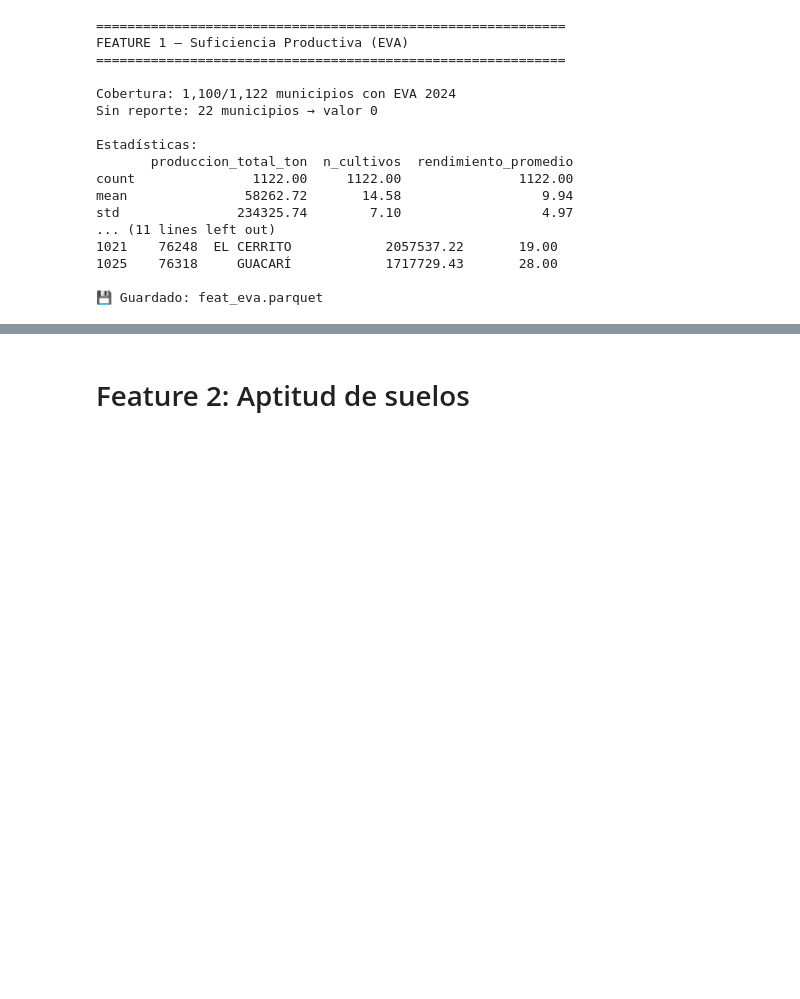
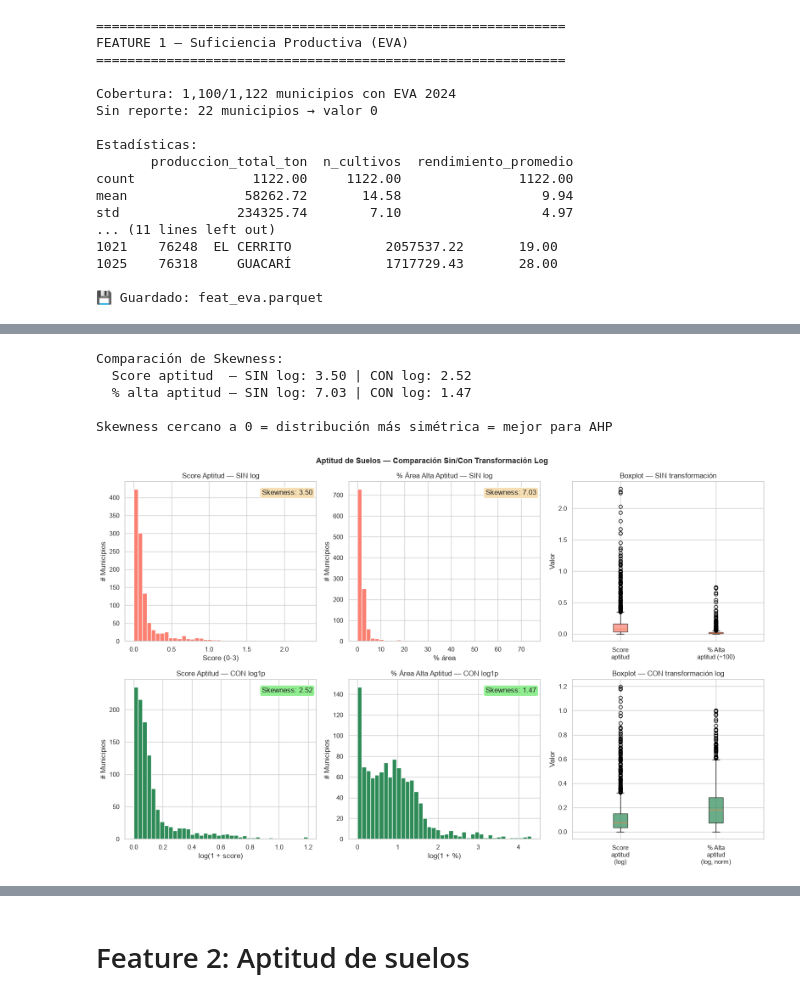
Before and after one commit to judazag/IRA-Municipal, a Jupyter notebook: notebooks/03_analisis_descriptivo.ipynb, the cells around one changed output, grey strips where cells are left out. Saved outputs shown, nothing was run; the diff lists cells and outputs as text; code cells hidden in the pictures; blank space fills up the shorter version.

```diff
--- a/notebooks/03_analisis_descriptivo.ipynb
+++ b/notebooks/03_analisis_descriptivo.ipynb
@@ -167,0 +159,80 @@ NameError: name 'feat_eva' is not defined
+# %%
+feat_apt = pd.read_parquet('../data/03_primary/feat_aptitud.parquet')
+import numpy as np
+
+fig, axes = plt.subplots(2, 3, figsize=(16, 10))
+fig.suptitle('Aptitud de Suelos — Comparación Sin/Con Transformación Log',
+             fontsize=13, fontweight='bold')
+
+# ─── Fila 1: SIN transformación ───────────────────────────────────────────────
+axes[0,0].hist(feat_apt['score_aptitud_promedio'], bins=40,
+               color='salmon', edgecolor='white')
+axes[0,0].set_title('Score Aptitud — SIN log')
+axes[0,0].set_xlabel('Score (0-3)')
+axes[0,0].set_ylabel('# Municipios')
+axes[0,0].text(0.98, 0.95, f'Skewness: {feat_apt["score_aptitud_promedio"].skew():.2f}',
+               transform=axes[0,0].transAxes, ha='right', va='top',
+               bbox=dict(boxstyle='round', facecolor='wheat'))
+
+axes[0,1].hist(feat_apt['pct_area_alta_aptitud'], bins=40,
+               color='salmon', edgecolor='white')
+axes[0,1].set_title('% Área Alta Aptitud — SIN log')
+axes[0,1].set_xlabel('% área')
+axes[0,1].set_ylabel('# Municipios')
+axes[0,1].text(0.98, 0.95, f'Skewness: {feat_apt["pct_area_alta_aptitud"].skew():.2f}',
+               transform=axes[0,1].transAxes, ha='right', va='top',
+               bbox=dict(boxstyle='round', facecolor='wheat'))
+
+data_sin = [feat_apt['score_aptitud_promedio'].values,
+            feat_apt['pct_area_alta_aptitud'].values / 100]
+axes[0,2].boxplot(data_sin,
+                  tick_labels=['Score\naptitud', '% Alta\naptitud (÷100)'],
+                  patch_artist=True,
+                  boxprops=dict(facecolor='salmon', alpha=0.7))
+axes[0,2].set_title('Boxplot — SIN transformación')
+axes[0,2].set_ylabel('Valor')
+
+# ─── Fila 2: CON transformación log ───────────────────────────────────────────
+score_log = np.log1p(feat_apt['score_aptitud_promedio'])
+pct_log   = np.log1p(feat_apt['pct_area_alta_aptitud'])
+
+axes[1,0].hist(score_log, bins=40, color='seagreen', edgecolor='white')
+axes[1,0].set_title('Score Aptitud — CON log1p')
+axes[1,0].set_xlabel('log(1 + score)')
+axes[1,0].set_ylabel('# Municipios')
+axes[1,0].text(0.98, 0.95, f'Skewness: {score_log.skew():.2f}',
+               transform=axes[1,0].transAxes, ha='right', va='top',
+               bbox=dict(boxstyle='round', facecolor='lightgreen'))
+
+axes[1,1].hist(pct_log, bins=40, color='seagreen', edgecolor='white')
+axes[1,1].set_title('% Área Alta Aptitud — CON log1p')
+axes[1,1].set_xlabel('log(1 + %)')
+axes[1,1].set_ylabel('# Municipios')
+axes[1,1].text(0.98, 0.95, f'Skewness: {pct_log.skew():.2f}',
+               transform=axes[1,1].transAxes, ha='right', va='top',
+               bbox=dict(boxstyle='round', facecolor='lightgreen'))
+
+data_con = [score_log.values, pct_log.values / pct_log.max()]
+axes[1,2].boxplot(data_con,
+                  tick_labels=['Score\naptitud\n(log)', '% Alta\naptitud\n(log, norm)'],
+                  patch_artist=True,
+                  boxprops=dict(facecolor='seagreen', alpha=0.7))
+axes[1,2].set_title('Boxplot — CON transformación log')
+axes[1,2].set_ylabel('Valor')
+
+print('Comparación de Skewness:')
+print(f'  Score aptitud  — SIN log: {feat_apt["score_aptitud_promedio"].skew():.2f} | CON log: {score_log.skew():.2f}')
+print(f'  % alta aptitud — SIN log: {feat_apt["pct_area_alta_aptitud"].skew():.2f} | CON log: {pct_log.skew():.2f}')
+print(f'\nSkewness cercano a 0 = distribución más simétrica = mejor para AHP')
+
+plt.tight_layout()
+plt.savefig('../reports/figures/aptitud_transformacion_log.png', dpi=150, bbox_inches='tight')
+plt.show()
+print('\n💾 Guardado: reports/figures/aptitud_transformacion_log.png')
+# %% [output]
+Comparación de Skewness:
+  Score aptitud  — SIN log: 3.50 | CON log: 2.52
+  % alta aptitud — SIN log: 7.03 | CON log: 1.47
+
+Skewness cercano a 0 = distribución más simétrica = mejor para AHP
+[figure, added]
```
Also changed, not shown: parts of 46 cells of this notebook.
